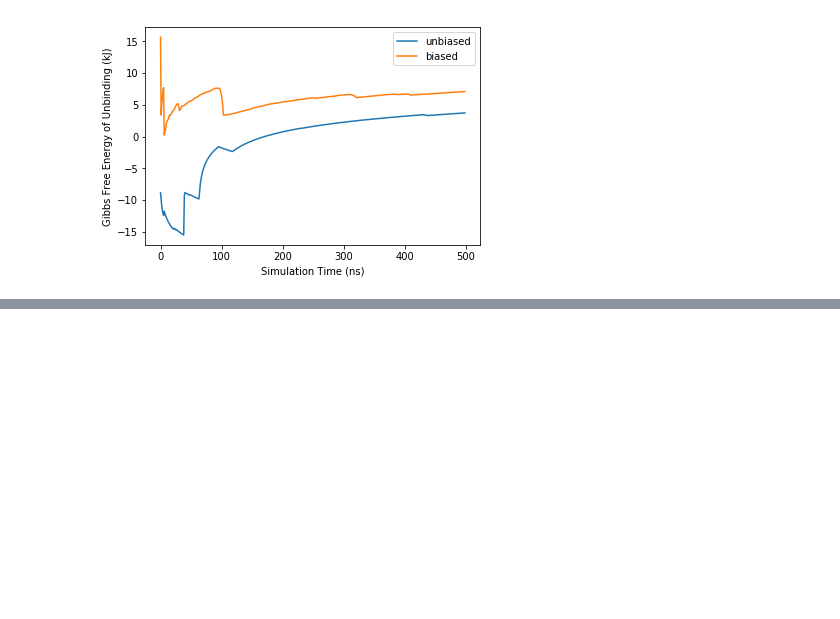
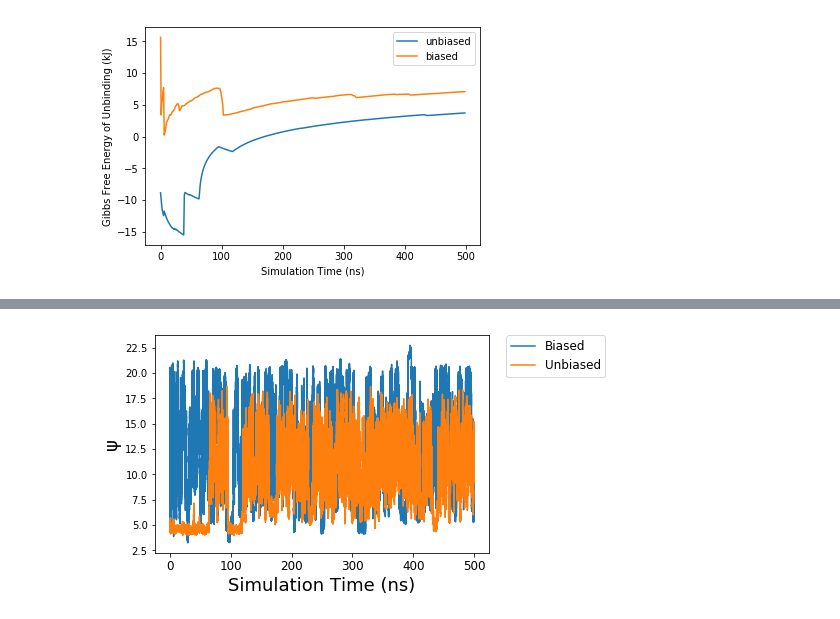
Before and after one commit to tiwarylab/amino, a Jupyter notebook: BUT/gibbs.ipynb, the cells around one changed output, grey strips where cells are left out. Cells and saved outputs as stored; diff of their text form; code cells hidden in the pictures; blank space fills up the shorter version.

```diff
--- a/BUT/gibbs.ipynb
+++ b/BUT/gibbs.ipynb
@@ -371,0 +372,14 @@ plt.show()
+# %%
+plt.plot(new_xs, plz_god, label="Biased")
+plt.plot(xs, small_rcs, label="Unbiased")
+plt.xlabel("Simulation Time (ns)")
+plt.rc('font', size=18)          # controls default text sizes
+plt.rc('axes', labelsize=18)    # fontsize of the x and y labels
+plt.rc('legend', fontsize=12)    # legend fontsize
+plt.rc('xtick', labelsize=12)    # fontsize of the tick labels
+plt.rc('ytick', labelsize=10)    # fontsize of the tick labels
+plt.ylabel("\u03C8")
+plt.legend(bbox_to_anchor=(1.05, 1), loc=2, borderaxespad=0.)
+plt.show()
+# %% [output]
+[figure, added]
```
Also changed, not shown: parts of 11 cells of this notebook, 1 other file.
